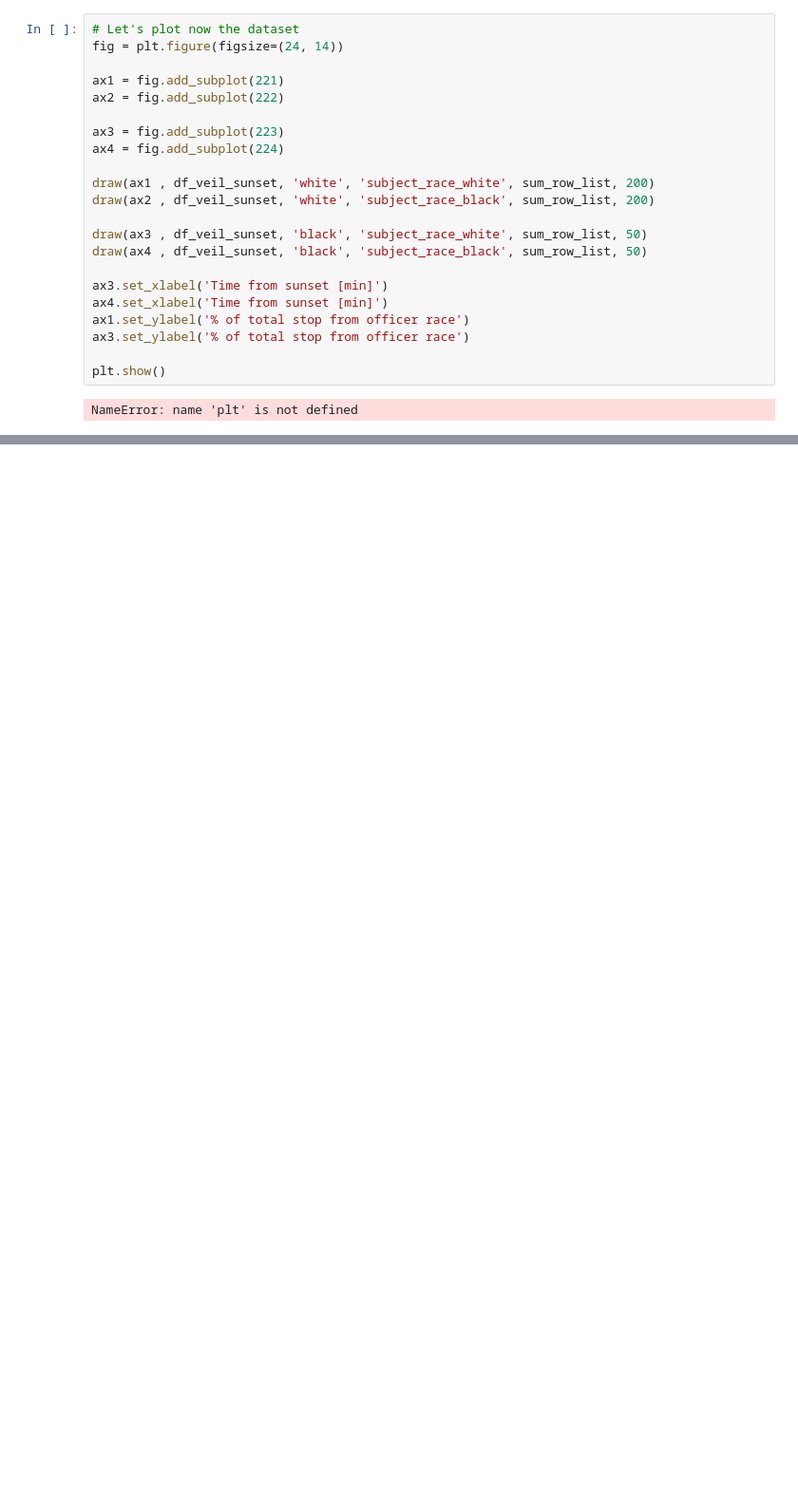
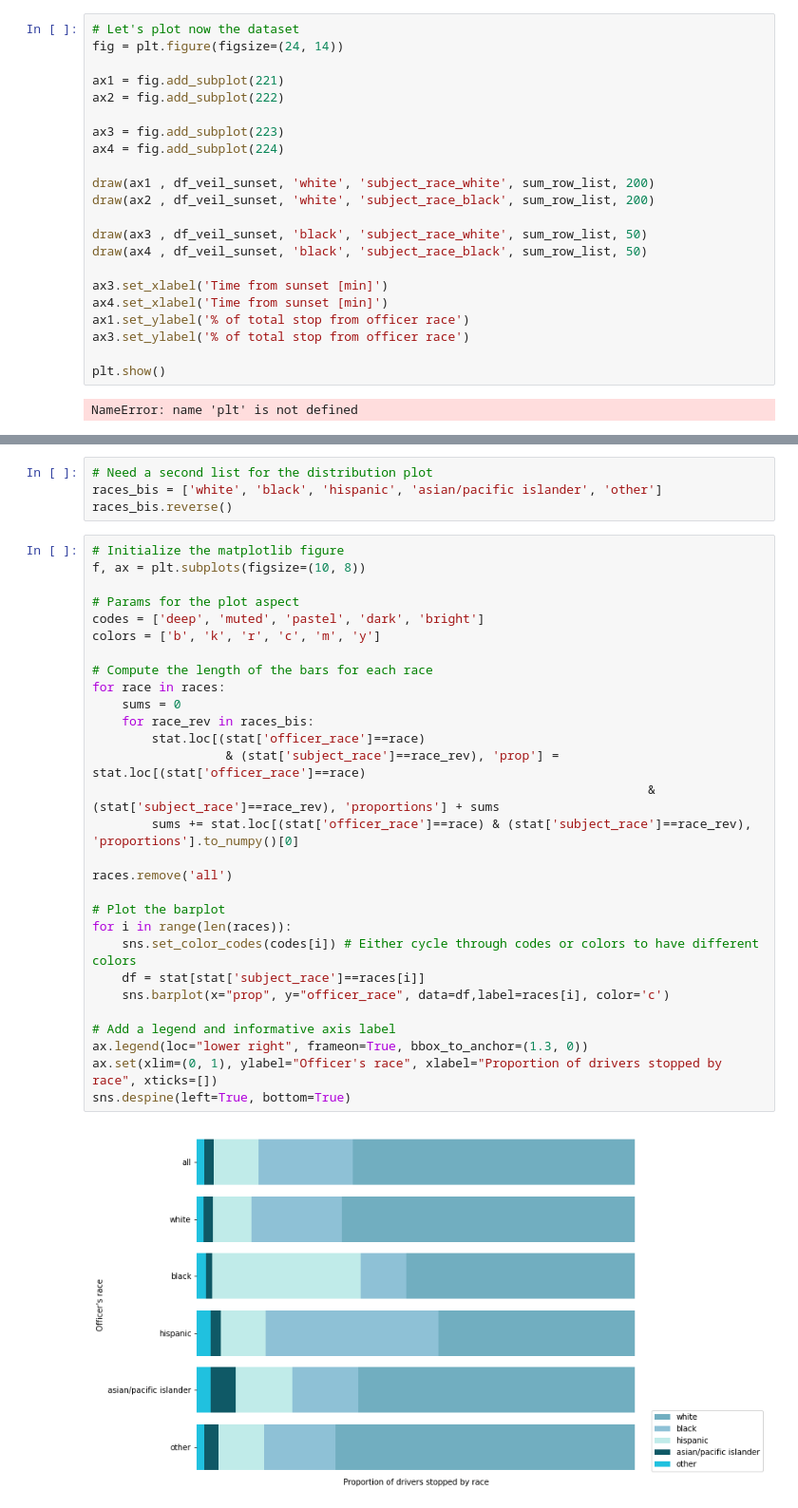
Before and after one commit to epfl-ada/ada-2020-project-milestone-p3-p3_adahn, a Jupyter notebook: extension.ipynb, the cells around one changed output, grey strips where cells are left out. Shown: that part at 95% size. Saved outputs shown, nothing was run; the diff lists cells and outputs as text; blank space fills up the shorter version.

```diff
--- a/extension.ipynb
+++ b/extension.ipynb
@@ -362,0 +505,35 @@ NameError: name 'plt' is not defined
+# %%
+# Need a second list for the distribution plot
+races_bis = ['white', 'black', 'hispanic', 'asian/pacific islander', 'other']
+races_bis.reverse()
+# %%
+# Initialize the matplotlib figure
+f, ax = plt.subplots(figsize=(10, 8))
+
+# Params for the plot aspect
+codes = ['deep', 'muted', 'pastel', 'dark', 'bright']
+colors = ['b', 'k', 'r', 'c', 'm', 'y']
+
+# Compute the length of the bars for each race
+for race in races:
+    sums = 0
+    for race_rev in races_bis:
+        stat.loc[(stat['officer_race']==race)
+                  & (stat['subject_race']==race_rev), 'prop'] = stat.loc[(stat['officer_race']==race)
+                                                                           & (stat['subject_race']==race_rev), 'proportions'] + sums
+        sums += stat.loc[(stat['officer_race']==race) & (stat['subject_race']==race_rev), 'proportions'].to_numpy()[0]
+
+races.remove('all')
+
+# Plot the barplot
+for i in range(len(races)):
+    sns.set_color_codes(codes[i]) # Either cycle through codes or colors to have different colors
+    df = stat[stat['subject_race']==races[i]]
+    sns.barplot(x="prop", y="officer_race", data=df,label=races[i], color='c')
+
+# Add a legend and informative axis label
+ax.legend(loc="lower right", frameon=True, bbox_to_anchor=(1.3, 0))
+ax.set(xlim=(0, 1), ylabel="Officer's race", xlabel="Proportion of drivers stopped by race", xticks=[])
+sns.despine(left=True, bottom=True)
+# %% [output]
+[figure, added]
```
Also changed, not shown: parts of 49 cells of this notebook, 1 other file.
